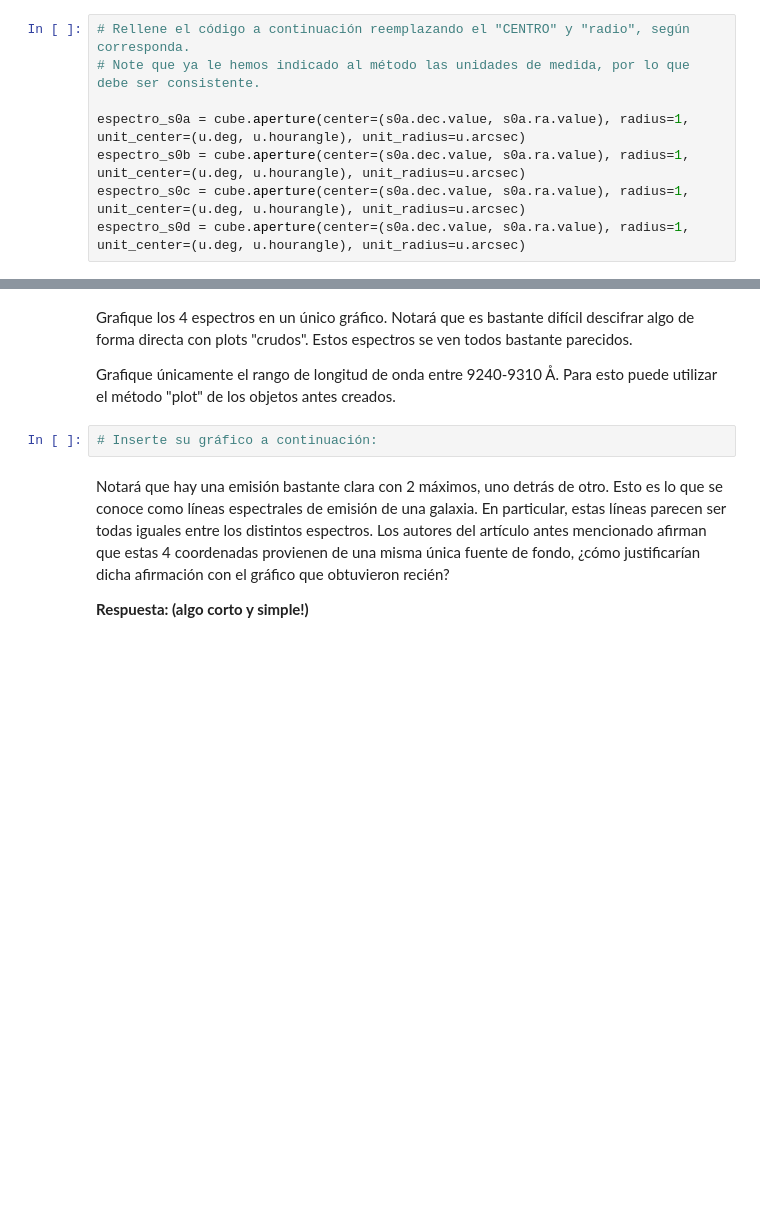
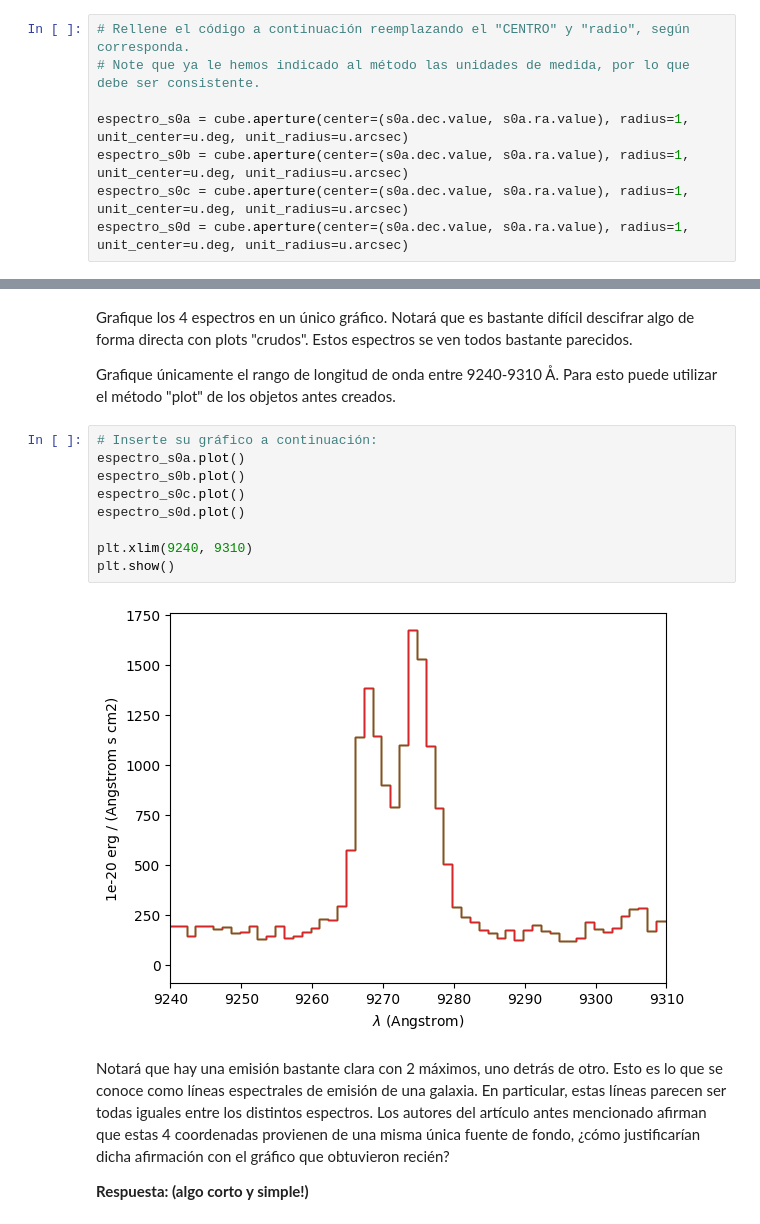
Before and after one commit to vicentemaartinez/Tarea-4, a Jupyter notebook: Tarea4.ipynb, the cells around one changed output, grey strips where cells are left out. Cells and saved outputs as stored; diff of their text form; blank space fills up the shorter version.

```diff
--- a/Tarea4.ipynb
+++ b/Tarea4.ipynb
@@ -230,7 +230,7 @@ Un pequeño hint: el centro debe ser de la forma (dec, ra) y cada coordenada con
 # Rellene el código a continuación reemplazando el "CENTRO" y "radio", según corresponda.
 # Note que ya le hemos indicado al método las unidades de medida, por lo que debe ser consistente.
 
-espectro_s0a = cube.aperture(center=(s0a.dec.value, s0a.ra.value), radius=1, unit_center=(u.deg, u.hourangle), unit_radius=u.arcsec)
-espectro_s0b = cube.aperture(center=(s0a.dec.value, s0a.ra.value), radius=1, unit_center=(u.deg, u.hourangle), unit_radius=u.arcsec)
-espectro_s0c = cube.aperture(center=(s0a.dec.value, s0a.ra.value), radius=1, unit_center=(u.deg, u.hourangle), unit_radius=u.arcsec)
-espectro_s0d = cube.aperture(center=(s0a.dec.value, s0a.ra.value), radius=1, unit_center=(u.deg, u.hourangle), unit_radius=u.arcsec)
+espectro_s0a = cube.aperture(center=(s0a.dec.value, s0a.ra.value), radius=1, unit_center=u.deg, unit_radius=u.arcsec)
+espectro_s0b = cube.aperture(center=(s0a.dec.value, s0a.ra.value), radius=1, unit_center=u.deg, unit_radius=u.arcsec)
+espectro_s0c = cube.aperture(center=(s0a.dec.value, s0a.ra.value), radius=1, unit_center=u.deg, unit_radius=u.arcsec)
+espectro_s0d = cube.aperture(center=(s0a.dec.value, s0a.ra.value), radius=1, unit_center=u.deg, unit_radius=u.arcsec)
@@ -241,6 +250,15 @@ Grafique únicamente el rango de longitud de onda entre 9240-9310 Å.
 Para esto puede utilizar el método "plot" de los objetos antes creados.
 # %%
 # Inserte su gráfico a continuación:
+espectro_s0a.plot()
+espectro_s0b.plot()
+espectro_s0c.plot()
+espectro_s0d.plot()
+
+plt.xlim(9240, 9310)
+plt.show()
+# %% [output]
+[figure, added]
 # %% [markdown]
 
 Notará que hay una emisión bastante clara con 2 máximos, uno detrás de otro.
```
Also changed, not shown: parts of 1 cell of this notebook.
